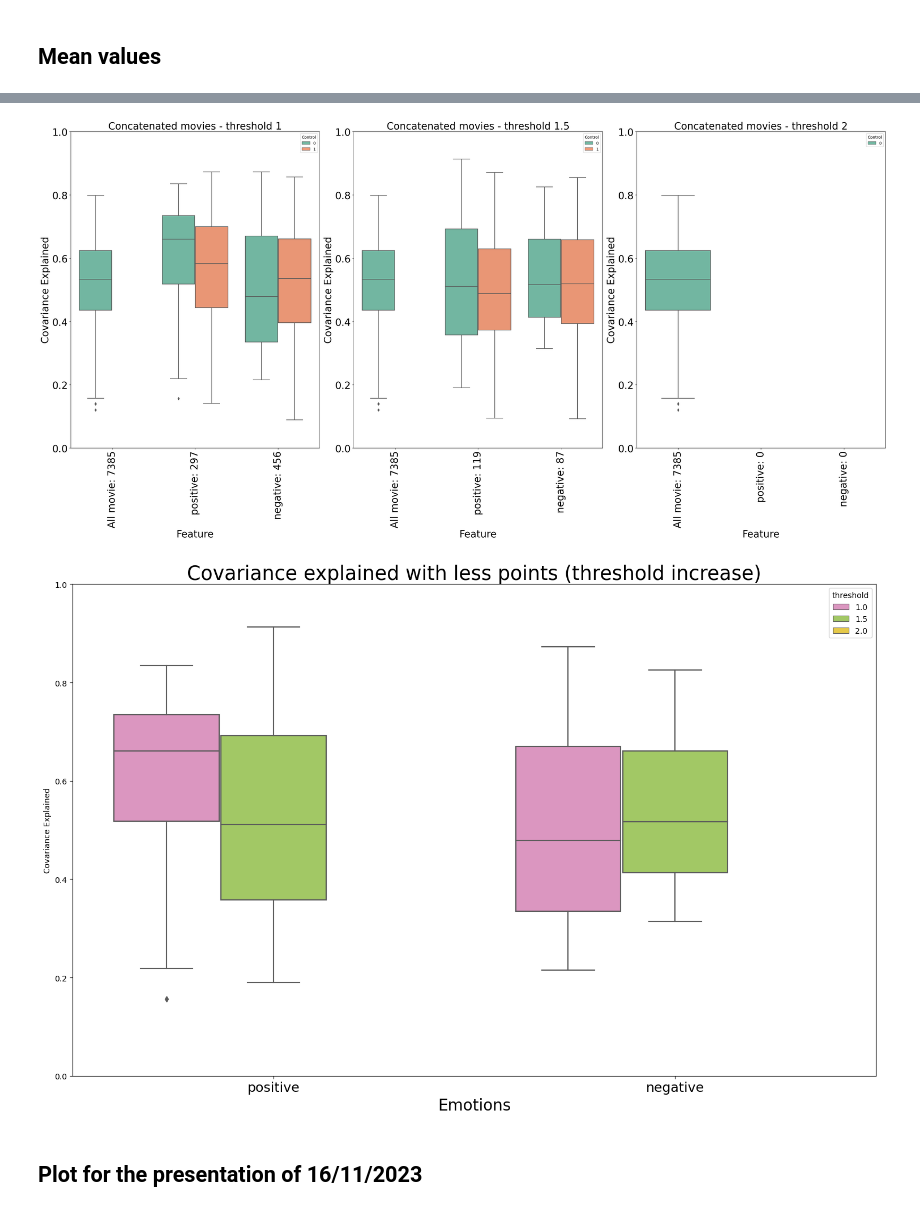
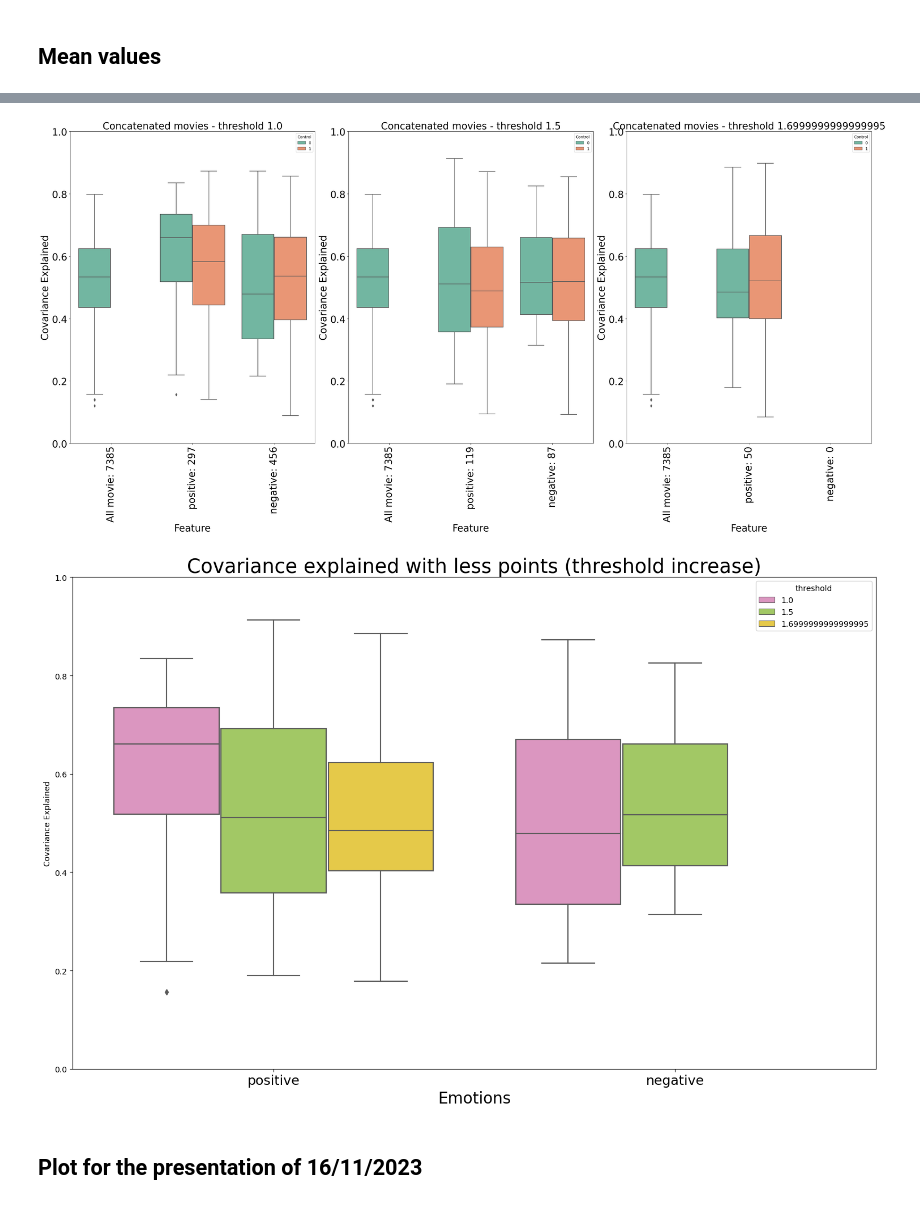
Before and after one commit to silviiaromanato/HigherOrder, a Jupyter notebook: Code/PLS_Silvia/PLS_peaks.ipynb, the cells around one changed output, grey strips where cells are left out. Saved outputs shown, nothing was run; the diff lists cells and outputs as text; code cells hidden in the pictures.

```diff
--- a/Code/PLS_Silvia/PLS_peaks.ipynb
+++ b/Code/PLS_Silvia/PLS_peaks.ipynb
@@ -20,7 +20,7 @@ from helpers_PLS import *
 # %% [markdown]
 Counting points function is used to count the number of peaks in each emotion.
 # %%
-emotions = ['Happiness', 'Sad', 'Anxiety', 'Love', 'Fear', 'WarmHeartedness', 'Regard']
+emotions = ['Happiness', 'Sad', 'Anxiety', 'Love', 'Fear', 'Regard']
 list_movies = ['AfterTheRain', 'BetweenViewings', 'BigBuckBunny', 'Chatter', 'FirstBite', 'LessonLearned', 'Payload', 'Sintel', 'Spaceman', 'Superhero', 'TearsOfSteel', 'TheSecretNumber', 'ToClaireFromSonny', 'YouAgain']
 thresholds = [1, 1.5, 2]
 
@@ -58,7 +58,7 @@ Index(['Covariance Explained', 'P-value', 'Movie', 'LC', 'Region',
 |  | bootstrap_round | Covariance Explained | P-value | Region | Type |
 | 0 | 0 | 0.521576 | 0.032967 | ALL | bold |
 # %%
-emotions = ['Happiness', 'Sad', 'Anxiety', 'Love', 'Fear', 'WarmHeartedness', 'Regard']
+emotions = ['Happiness', 'Sad', 'Anxiety', 'Love', 'Fear', 'Regard']
 
 lenght_movies = {}
 concat_emo = pd.DataFrame()
@@ -111,7 +111,7 @@ for i, emotion in enumerate(emotions):
     #     ax.plot(lenght_movies[movie], -2, marker='o', color='red', markersize=10)
     #     ax.text(lenght_movies[movie], -4, movie, ha='center', fontsize=15, rotation=90)
 
-fig.delaxes(axes[1, 3])
+#fig.delaxes(axes[1, 3])
 plt.tight_layout()
 plt.subplots_adjust(top=0.9)  # Adjust this as needed for the title
 plt.show()
@@ -174,6 +176,10 @@ def plot_emotions(data, threshold, positive_count, negative_count):
     plt.legend(bbox_to_anchor=(1.05, 1), loc='upper left', borderaxespad=0.)
     plt.annotate(f'Positive: {positive_count}', xy=(0.75, 0.10), xycoords='axes fraction')
     plt.annotate(f'Negative: {negative_count}', xy=(0.75, 0.05), xycoords='axes fraction')
+    # add a text with the number of points above the threshold
+    ax.annotate(f'n {1.5} = {count_pts[1][feature]}', xy=(0.75, 0.90), xycoords='axes fraction', fontsize = 15)
+    ax.annotate(f'n {2} = {count_pts[1.5][feature]}', xy=(0.75, 0.85), xycoords='axes fraction', fontsize = 15)
+    ax.annotate(f'n {2.5} = {count_pts[2][feature]}', xy=(0.75, 0.80), xycoords='axes fraction', fontsize = 15)
     plt.show()
 
 def counting_points(thresholds):
@@ -196,7 +202,7 @@ def counting_points(thresholds):
     return count_pts
 
 # Example usage:
-thresholds = [1, 1.5, 2]  # Example thresholds
+thresholds = [1, 1.5, 1.7]  # Example thresholds
 count_pts = counting_points(thresholds)
 count_pts
 # %% [output]
@@ -208,5 +214,9 @@ The shape of the data_concat is:  (7385, 50)
 # %%
 peaks_data = pd.read_csv('/Users/silviaromanato/Desktop/SEMESTER_PROJECT/Material/Output/PLS_emoPeaks/PLSmean_concat.csv')
 peaks_data.dropna(inplace=True)
-peaks_data.head(1)
+peaks_data[(peaks_data['threshold'] != 1.0) & (peaks_data['threshold'] != 1.5)].threshold = 1.7
+
+# get the data for positive emotions
+thresholds = peaks_data[peaks_data['Emotion'] == 'positive'].threshold.unique()
+thresholds
 # %% [output]
@@ -231,17 +237,16 @@ data_all.head()
 # %%
-thresholds = [1, 1.5, 2]
-
 peaks_data.rename(columns={'Emotion': 'Feature'}, inplace=True)
 data_all.rename(columns={'Emotion': 'Feature'}, inplace=True)
 
-significant = retrieve_significant_data(peaks_data, data_all, count_pts, thresholds, ['positive', 'negative'])
+significant = retrieve_significant_data(peaks_data, data_all, count_pts, [1, 1.5, 1.7], ['positive', 'negative'])
+significant.fillna(50, inplace=True)
 plot_peaks(significant, ['positive', 'negative'], thresholds)
 # %% [output]
-[figure, old version]
+[figure, new version]
 # %%
 increase_thr(significant, ['positive', 'negative'])
 # %% [output]
-[figure, old version]
+[figure, new version]
 # %% [markdown]
 ## Plot for the presentation of 16/11/2023
 # %% [markdown]
```
Also changed, not shown: parts of 10 cells of this notebook, 1 other file.
